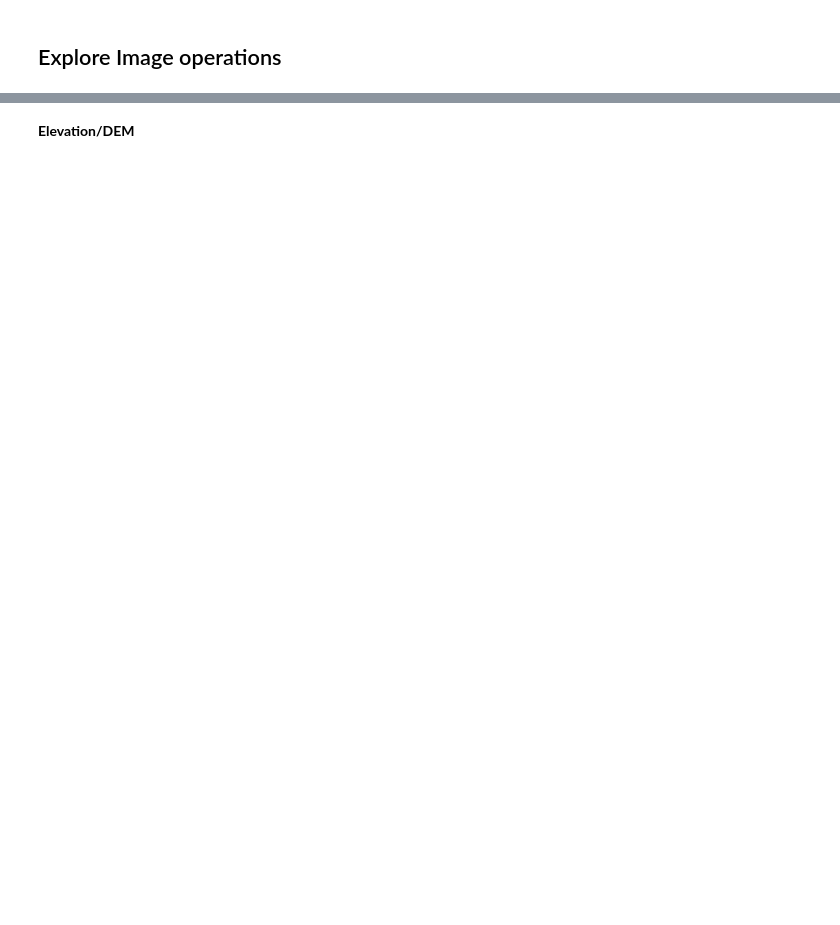
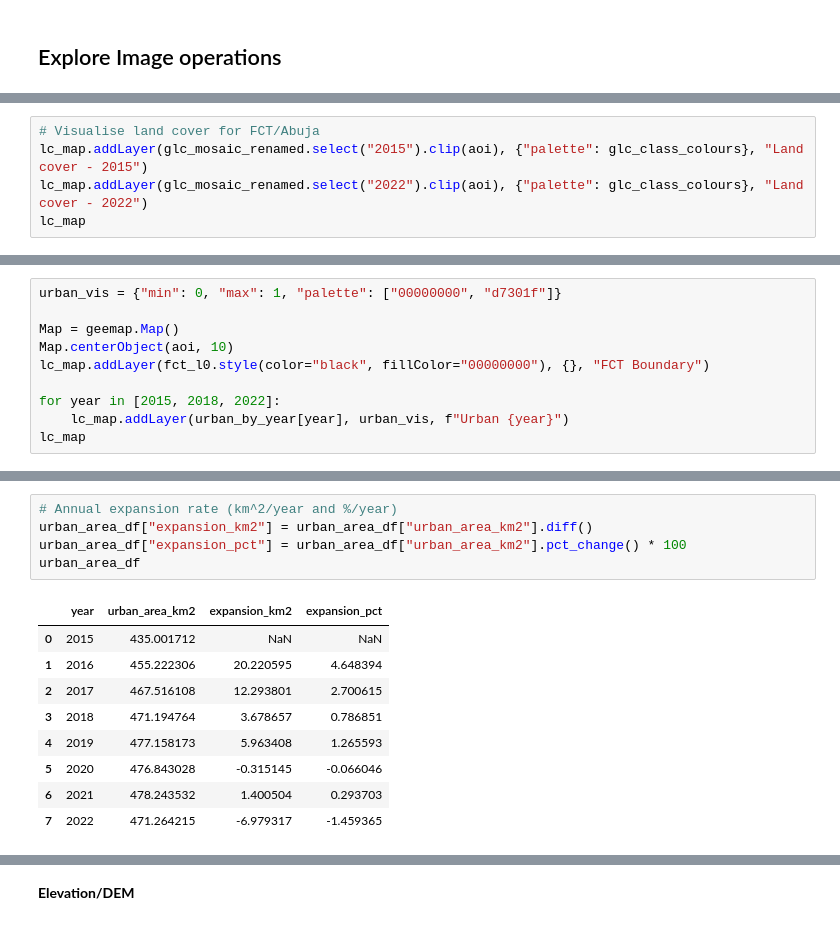
Before and after one commit to Surv-Lukmon/3mtt-GDS-C3-Demo, a Jupyter notebook: Notebook/notebook_demo_group1.ipynb, the cells around one changed output, grey strips where cells are left out. Drawn from its saved outputs; the diff is of its cells as text; blank space fills up the shorter version.

```diff
--- a/Notebook/notebook_demo_group1.ipynb
+++ b/Notebook/notebook_demo_group1.ipynb
@@ -262,0 +401,5 @@ Map(center=[9.056266, 7.498522], controls=(WidgetControl(options=['position', 't
+# %%
+# Visualise land cover for FCT/Abuja
+lc_map.addLayer(glc_mosaic_renamed.select("2015").clip(aoi), {"palette": glc_class_colours}, "Land cover - 2015")
+lc_map.addLayer(glc_mosaic_renamed.select("2022").clip(aoi), {"palette": glc_class_colours}, "Land cover - 2022")
+lc_map
@@ -262,0 +432,10 @@ Map(center=[9.056266, 7.498522], controls=(WidgetControl(options=['position', 't
+# %%
+urban_vis = {"min": 0, "max": 1, "palette": ["00000000", "d7301f"]}
+
+Map = geemap.Map()
+Map.centerObject(aoi, 10)
+lc_map.addLayer(fct_l0.style(color="black", fillColor="00000000"), {}, "FCT Boundary")
+
+for year in [2015, 2018, 2022]:
+    lc_map.addLayer(urban_by_year[year], urban_vis, f"Urban {year}")
+lc_map
@@ -262,0 +486,15 @@ Map(center=[9.056266, 7.498522], controls=(WidgetControl(options=['position', 't
+# %%
+# Annual expansion rate (km^2/year and %/year)
+urban_area_df["expansion_km2"] = urban_area_df["urban_area_km2"].diff()
+urban_area_df["expansion_pct"] = urban_area_df["urban_area_km2"].pct_change() * 100
+urban_area_df
+# %% [output]
+|  | year | urban_area_km2 | expansion_km2 | expansion_pct |
+| 0 | 2015 | 435.001712 | NaN | NaN |
+| 1 | 2016 | 455.222306 | 20.220595 | 4.648394 |
+| 2 | 2017 | 467.516108 | 12.293801 | 2.700615 |
+| 3 | 2018 | 471.194764 | 3.678657 | 0.786851 |
+| 4 | 2019 | 477.158173 | 5.963408 | 1.265593 |
+| 5 | 2020 | 476.843028 | -0.315145 | -0.066046 |
+| 6 | 2021 | 478.243532 | 1.400504 | 0.293703 |
+| 7 | 2022 | 471.264215 | -6.979317 | -1.459365 |
```
Also changed, not shown: parts of 84 cells of this notebook.
